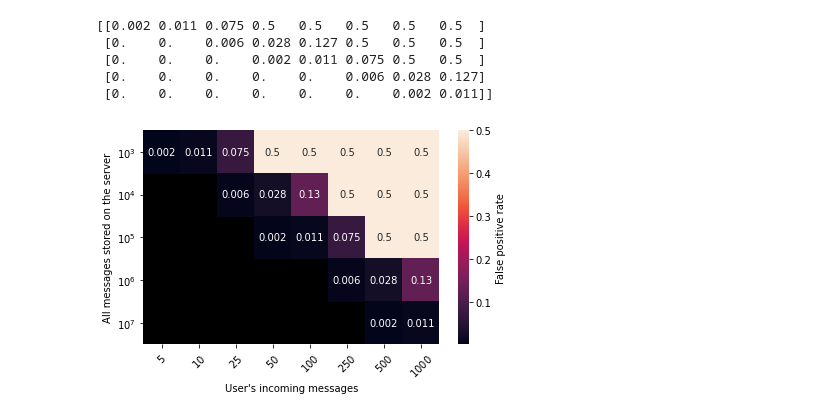
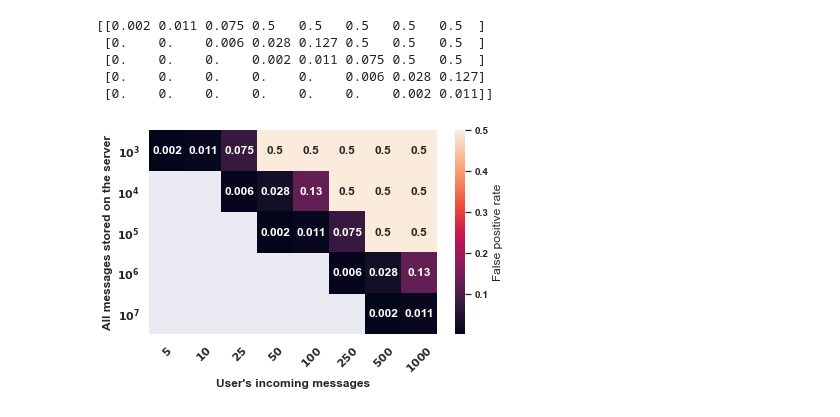
Before and after one commit to seresistvanandras/FMD-analysis, a Jupyter notebook: src/Analyser.ipynb, the cells around one changed output. Saved outputs shown, nothing was run; the diff lists cells and outputs as text; code cells hidden in the pictures.

```diff
--- a/src/Analyser.ipynb
+++ b/src/Analyser.ipynb
@@ -299,13 +311,19 @@ y_axis_labels = ["$30$","$25$","$20$","$15$","$10$"]
 y_axis_labels.reverse()
 ##x_axis_labels = [2**(i+1) for i in range(0,19)]
 #y_axis_labels = [math.pow(2,-(i)) for i in range(1,10)]
-x_axis_labels = ["$0.1$", "$0.2$", "$0.3$", "$0.4$", "$0.5$", "$0.6$", "$0.7$", "$0.8$","$0.9$"]
+x_axis_labels = ["$2^{-9}$", "$2^{-8}$", "$2^{-7}$", "$2^{-6}$", "$2^{-5}$", "$2^{-4}$", "$2^{-3}$", "$2^{-2}$", "$2^{-1}$"]
+#x_axis_labels = ["$0.1$", "$0.2$", "$0.3$", "$0.4$", "$0.5$", "$0.6$", "$0.7$", "$0.8$","$0.9$"]
+font = {'family' : 'serif',
+        'weight' : 'bold',
+        'size'   : 10}
+plt.rc('font', **font) #set the font style created
+sns.set(font_scale=1.1)
 ax = sns.heatmap(detectableMsgs,annot=True, mask=detectableMsgs < 1,xticklabels=x_axis_labels, yticklabels = y_axis_labels, cbar_kws={'label': 'Messages from sender to recipient'})
 plt.xticks(rotation = 45)
 plt.yticks(rotation = 0)
 #ax.set_title('No. of messages from a sender to a recipient \n breaking relationship anonymity for $out(s)<=30$')
-plt.xlabel("Recipient's false-positive rate")
-plt.ylabel("Sender's sent messages")
+plt.xlabel("Recipient's false-positive rate", fontweight='bold')
+plt.ylabel("Sender's sent messages", fontweight='bold')
 plt.tight_layout()
 plt.savefig("relationshipAnonymity2.pdf")
 plt.show()
@@ -531,10 +527,11 @@ print(recall)
   1.        ]]
 # %%
 #recall = TP/(TP+FN)
-recall = Precision
-recall = np.delete(recall,-1,axis=1)
+#recall = Precision
+#recall = np.delete(recall,-1,axis=1)
 recall = np.transpose(recall)
 recall = np.round(recall,3)
+print(recall)
 size = 7
 # Limits for the extent
 x_start = 0.0
@@ -562,13 +559,19 @@ for y_index, y in enumerate(y_positions):
 y_axis_labels = ["$2^{0}$-$2^{1}$","$0$-$2^{0}$","$2^{1}$-$2^{2}$","$2^{2}$-$2^{3}$","$2^{3}$-$2^{4}$","$2^{4}$-$2^{5}$","$2^{5}$-$2^{6}$","$2^{6}$<"]
 x_axis_labels = ["$2^{0}$","$2^{-1}$", "$2^{-2}$", "$2^{-3}$", "$2^{-4}$", "$2^{-5}$", "$2^{-6}$", "$2^{-7}$"]
 
+font = {'family' : 'normal',
+        'weight' : 'bold',
+        'size'   : 10}
+
+plt.rc('font', **font)
+
 plt.imshow(recall)
 ax.set_xticklabels(x_axis_labels)
 ax.set_yticklabels(y_axis_labels)
-plt.xlabel("False-positive rate of the recipient")
-plt.ylabel("Number of messages between sender and recipient")
+plt.xlabel("False-positive rate of the recipient", fontweight='bold')
+plt.ylabel("Number of messages between sender and recipient", fontweight='bold')
 #plt.title("College IM")
 plt.tight_layout()
-plt.savefig("precisionGranularCollegeIM.pdf")
+plt.savefig("recallGranularEvalCollege.pdf")
 plt.show()
 # %% [output]
@@ -799,18 +809,27 @@ print(detectableTrueMsgs)
 # %%
 y_axis_labels = ["$10^3$","$10^4$","$10^5$","$10^6$","$10^7$"]
 x_axis_labels = ["$5$", "$10$", "$25$", "$50$", "$100$", "$250$", "$500$","$1000$"]
+font = {'family' : 'serif',
+        'weight' : 'bold',
+        'size'   : 10}
+plt.rc('font', **font) #set the font style created
+sns.set(font_scale=1)
 ax = sns.heatmap(detectableTrueMsgs, annot=True, mask=detectableTrueMsgs < 0.00001,xticklabels=x_axis_labels, yticklabels = y_axis_labels, cbar_kws={'label': 'False positive rate'})
-ax.set_facecolor('xkcd:black')
+# use matplotlib.colorbar.Colorbar object
+cbar = ax.collections[0].colorbar
+# here set the labelsize by 20
+cbar.ax.tick_params(labelsize=10)
+#ax.set_facecolor('xkcd:black')
 plt.xticks(rotation = 45)
 plt.yticks(rotation = 0)
 #ax.set_title('Smallest detection rates achieving detection ambiguity')
-plt.ylabel("All messages stored on the server")
-plt.xlabel("User's incoming messages")
+plt.ylabel("All messages stored on the server", fontweight='bold')
+plt.xlabel("User's incoming messages", fontweight='bold')
 plt.tight_layout()
 plt.savefig("detectionAmbiguity.pdf")
 plt.show()
 # %% [output]
-[figure, old version]
+[figure, new version]
 # %%
 userId = '1624' ##it has an in_degree 558
 userFalsePositiveRate = math.pow(2,-7)
```
Also changed, not shown: parts of 14 cells of this notebook, 8 other files.
